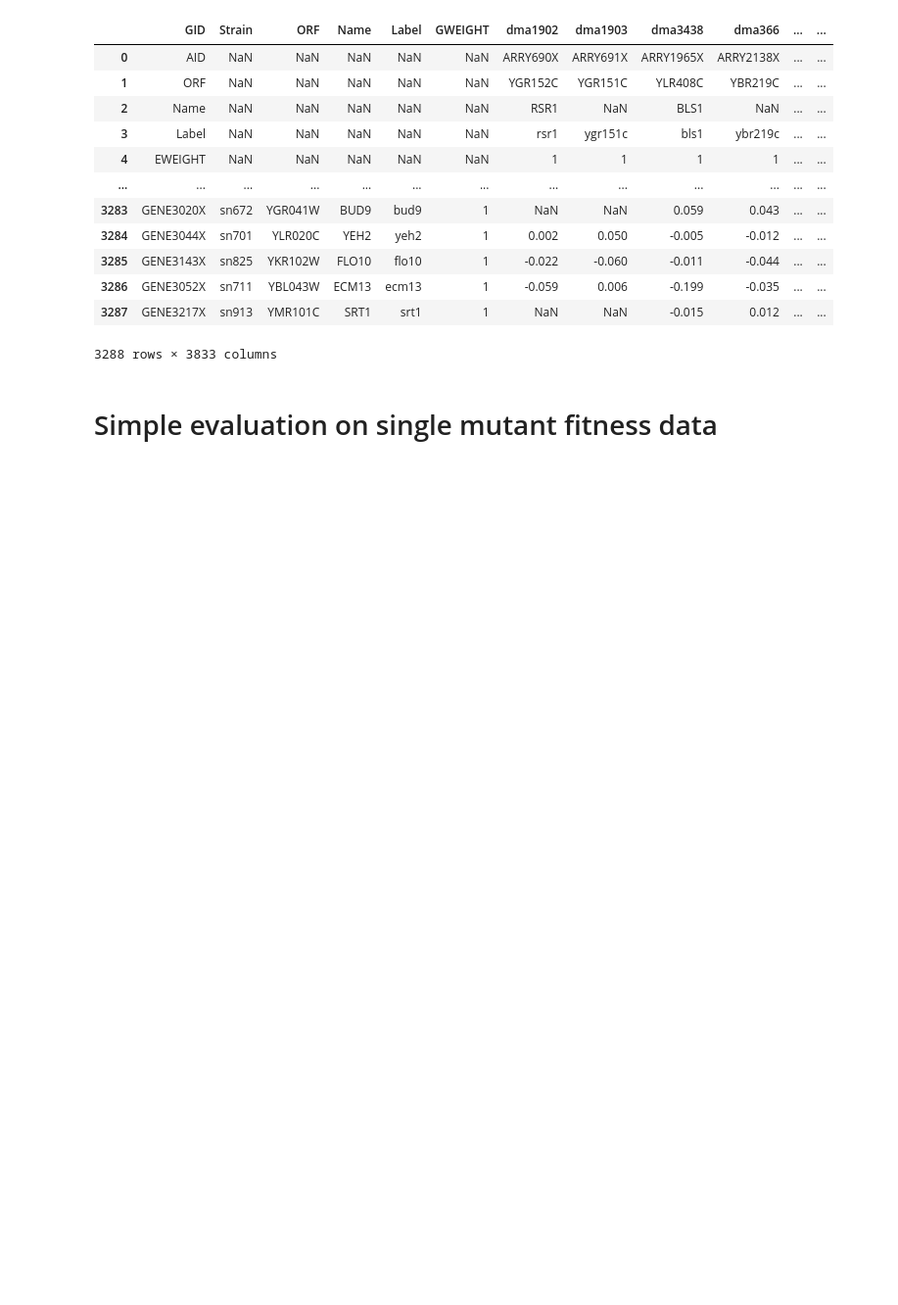
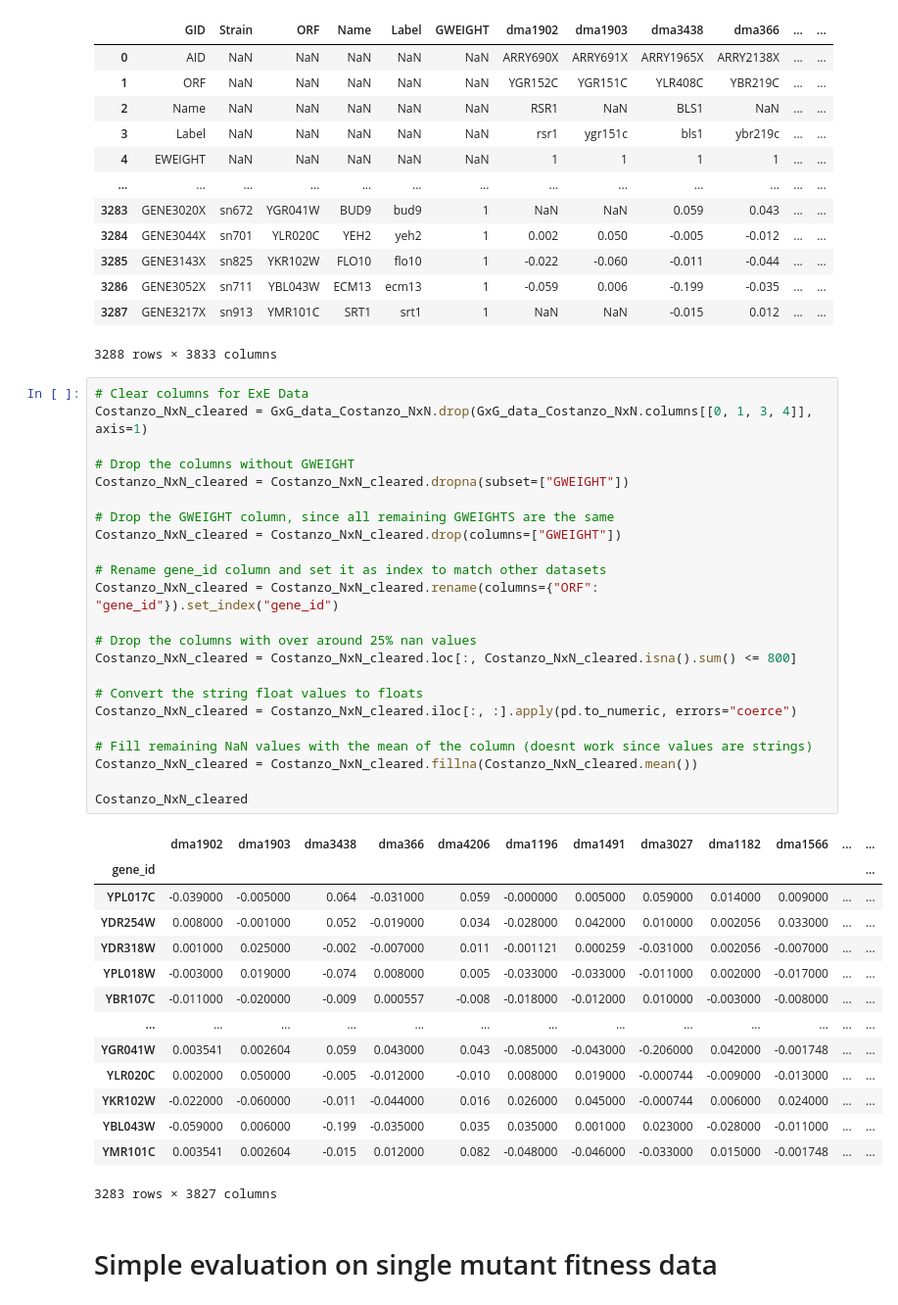
Before and after one commit to lesves/yeast-embeddings, a Jupyter notebook: ForSysGen.ipynb, the cells around one changed output. Shown at 98% size. Cells and saved outputs as stored; diff of their text form; blank space fills up the shorter version.

```diff
--- a/ForSysGen.ipynb
+++ b/ForSysGen.ipynb
@@ -395,6 +467,44 @@ GxG_data_Costanzo_NxN
 | 3286 | GENE3052X | sn711 | YBL043W | ECM13 | ecm13 | 1 | -0.059 | 0.006 | -0.199 | -0.035 | ... | ... |
 | 3287 | GENE3217X | sn913 | YMR101C | SRT1 | srt1 | 1 | NaN | NaN | -0.015 | 0.012 | ... | ... |
 3288 rows × 3833 columns
+# %%
+# Clear columns for ExE Data
+Costanzo_NxN_cleared = GxG_data_Costanzo_NxN.drop(GxG_data_Costanzo_NxN.columns[[0, 1, 3, 4]], axis=1)
+
+# Drop the columns without GWEIGHT
+Costanzo_NxN_cleared = Costanzo_NxN_cleared.dropna(subset=["GWEIGHT"])
+
+# Drop the GWEIGHT column, since all remaining GWEIGHTS are the same
+Costanzo_NxN_cleared = Costanzo_NxN_cleared.drop(columns=["GWEIGHT"])
+
+# Rename gene_id column and set it as index to match other datasets
+Costanzo_NxN_cleared = Costanzo_NxN_cleared.rename(columns={"ORF": "gene_id"}).set_index("gene_id")
+
+# Drop the columns with over around 25% nan values
+Costanzo_NxN_cleared = Costanzo_NxN_cleared.loc[:, Costanzo_NxN_cleared.isna().sum() <= 800]
+
+# Convert the string float values to floats
+Costanzo_NxN_cleared = Costanzo_NxN_cleared.iloc[:, :].apply(pd.to_numeric, errors="coerce")
+
+# Fill remaining NaN values with the mean of the column (doesnt work since values are strings)
+Costanzo_NxN_cleared = Costanzo_NxN_cleared.fillna(Costanzo_NxN_cleared.mean())
+
+Costanzo_NxN_cleared
+# %% [output]
+|  | dma1902 | dma1903 | dma3438 | dma366 | dma4206 | dma1196 | dma1491 | dma3027 | dma1182 | dma1566 | ... | ... |
+| gene_id |  |  |  |  |  |  |  |  |  |  |  | ... |
+| YPL017C | -0.039000 | -0.005000 | 0.064 | -0.031000 | 0.059 | -0.000000 | 0.005000 | 0.059000 | 0.014000 | 0.009000 | ... | ... |
+| YDR254W | 0.008000 | -0.001000 | 0.052 | -0.019000 | 0.034 | -0.028000 | 0.042000 | 0.010000 | 0.002056 | 0.033000 | ... | ... |
+| YDR318W | 0.001000 | 0.025000 | -0.002 | -0.007000 | 0.011 | -0.001121 | 0.000259 | -0.031000 | 0.002056 | -0.007000 | ... | ... |
+| YPL018W | -0.003000 | 0.019000 | -0.074 | 0.008000 | 0.005 | -0.033000 | -0.033000 | -0.011000 | 0.002000 | -0.017000 | ... | ... |
+| YBR107C | -0.011000 | -0.020000 | -0.009 | 0.000557 | -0.008 | -0.018000 | -0.012000 | 0.010000 | -0.003000 | -0.008000 | ... | ... |
+| ... | ... | ... | ... | ... | ... | ... | ... | ... | ... | ... | ... | ... |
+| YGR041W | 0.003541 | 0.002604 | 0.059 | 0.043000 | 0.043 | -0.085000 | -0.043000 | -0.206000 | 0.042000 | -0.001748 | ... | ... |
+| YLR020C | 0.002000 | 0.050000 | -0.005 | -0.012000 | -0.010 | 0.008000 | 0.019000 | -0.000744 | -0.009000 | -0.013000 | ... | ... |
+| YKR102W | -0.022000 | -0.060000 | -0.011 | -0.044000 | 0.016 | 0.026000 | 0.045000 | -0.000744 | 0.006000 | 0.024000 | ... | ... |
+| YBL043W | -0.059000 | 0.006000 | -0.199 | -0.035000 | 0.035 | 0.035000 | 0.001000 | 0.023000 | -0.028000 | -0.011000 | ... | ... |
+| YMR101C | 0.003541 | 0.002604 | -0.015 | 0.012000 | 0.082 | -0.048000 | -0.046000 | -0.033000 | 0.015000 | -0.001748 | ... | ... |
+3283 rows × 3827 columns
 # %% [markdown]
 # Simple evaluation on single mutant fitness data
 # %%
```
Also changed, not shown: parts of 12 cells of this notebook.
